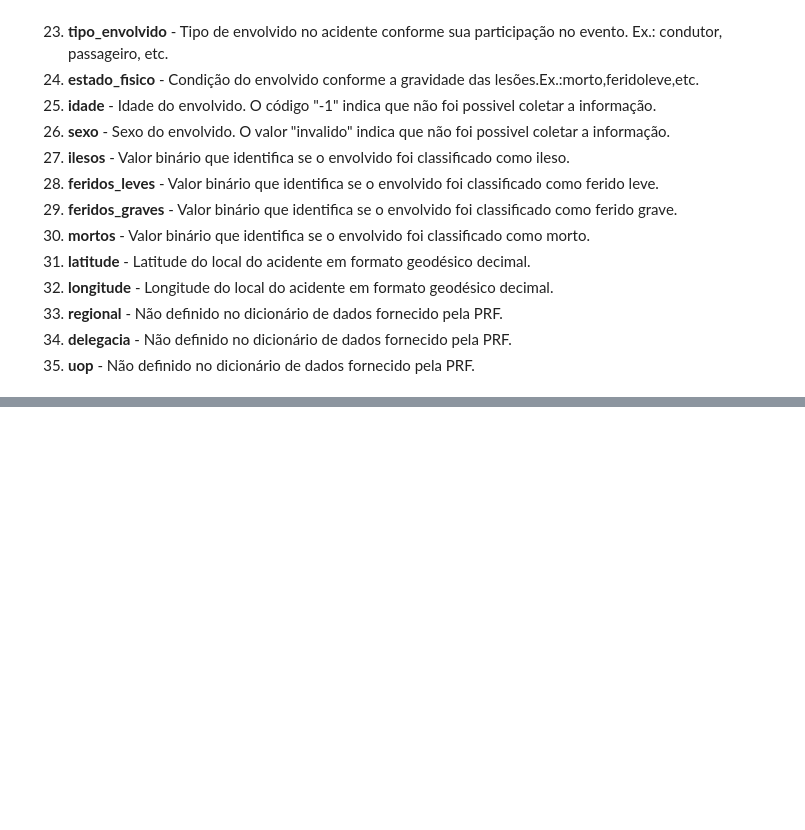
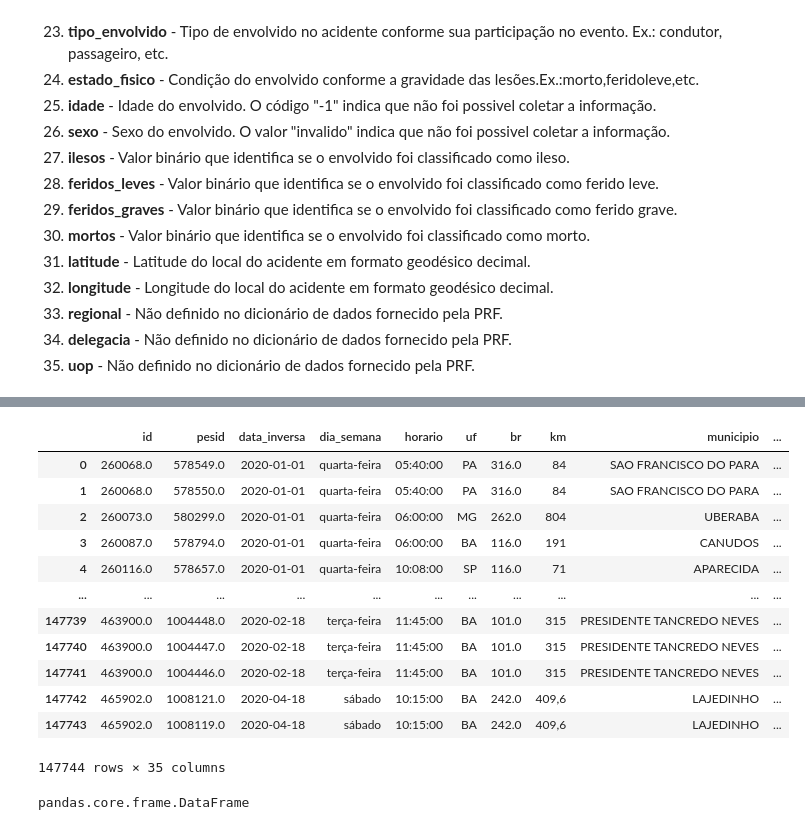
Before and after one commit to gabrielmprata/MVP_Sprint01_Puc_Rio, a Jupyter notebook: MVP_Analise_de_Dados_e_boas_praticas.ipynb, the cells around one changed output, grey strips where cells are left out. Drawn from its saved outputs; the diff is of its cells as text; code cells hidden in the pictures; blank space fills up the shorter version.

```diff
--- a/MVP_Analise_de_Dados_e_boas_praticas.ipynb
+++ b/MVP_Analise_de_Dados_e_boas_praticas.ipynb
@@ -68,0 +102,17 @@ O dataset conta com 30 atributos relacionados a caracterização do acidente, 4
+# %%
+ac = pd.read_csv("drive/MyDrive/MVP/acidentes2020.csv", encoding = "Latin 1", sep=';')
+ac
+# %% [output]
+|  | id | pesid | data_inversa | dia_semana | horario | uf | br | km | municipio | ... |
+| 0 | 260068.0 | 578549.0 | 2020-01-01 | quarta-feira | 05:40:00 | PA | 316.0 | 84 | SAO FRANCISCO DO PARA | ... |
+| 1 | 260068.0 | 578550.0 | 2020-01-01 | quarta-feira | 05:40:00 | PA | 316.0 | 84 | SAO FRANCISCO DO PARA | ... |
+| 2 | 260073.0 | 580299.0 | 2020-01-01 | quarta-feira | 06:00:00 | MG | 262.0 | 804 | UBERABA | ... |
+| 3 | 260087.0 | 578794.0 | 2020-01-01 | quarta-feira | 06:00:00 | BA | 116.0 | 191 | CANUDOS | ... |
+| 4 | 260116.0 | 578657.0 | 2020-01-01 | quarta-feira | 10:08:00 | SP | 116.0 | 71 | APARECIDA | ... |
+| ... | ... | ... | ... | ... | ... | ... | ... | ... | ... | ... |
+| 147739 | 463900.0 | 1004448.0 | 2020-02-18 | terça-feira | 11:45:00 | BA | 101.0 | 315 | PRESIDENTE TANCREDO NEVES | ... |
+| 147740 | 463900.0 | 1004447.0 | 2020-02-18 | terça-feira | 11:45:00 | BA | 101.0 | 315 | PRESIDENTE TANCREDO NEVES | ... |
+| 147741 | 463900.0 | 1004446.0 | 2020-02-18 | terça-feira | 11:45:00 | BA | 101.0 | 315 | PRESIDENTE TANCREDO NEVES | ... |
+| 147742 | 465902.0 | 1008121.0 | 2020-04-18 | sábado | 10:15:00 | BA | 242.0 | 409,6 | LAJEDINHO | ... |
+| 147743 | 465902.0 | 1008119.0 | 2020-04-18 | sábado | 10:15:00 | BA | 242.0 | 409,6 | LAJEDINHO | ... |
+147744 rows × 35 columns
@@ -68,0 +127,5 @@ O dataset conta com 30 atributos relacionados a caracterização do acidente, 4
+# %%
+# verificando se é um dataframe
+type(acidentes)
+# %% [output]
+pandas.core.frame.DataFrame
```
Also changed, not shown: parts of 54 cells of this notebook.
